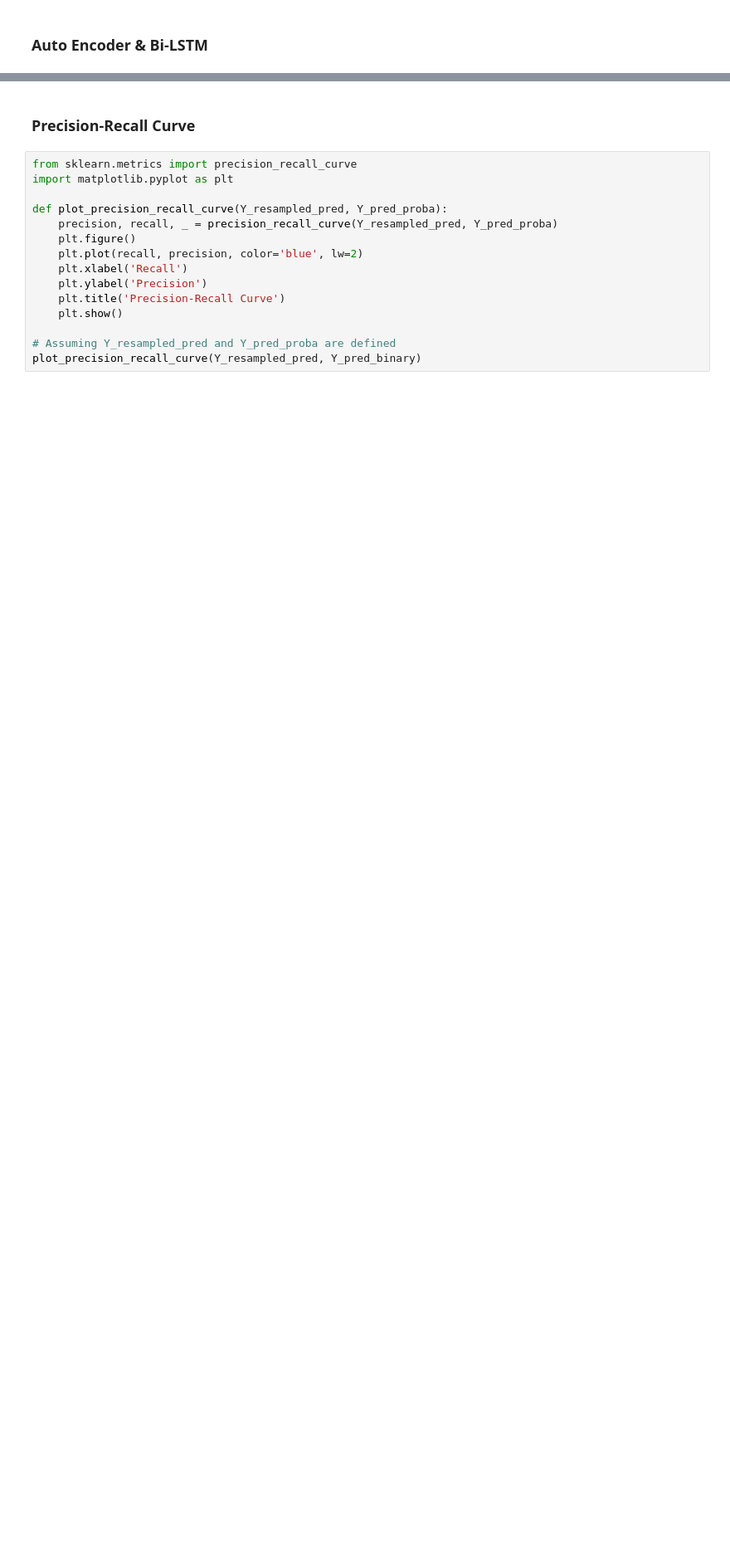
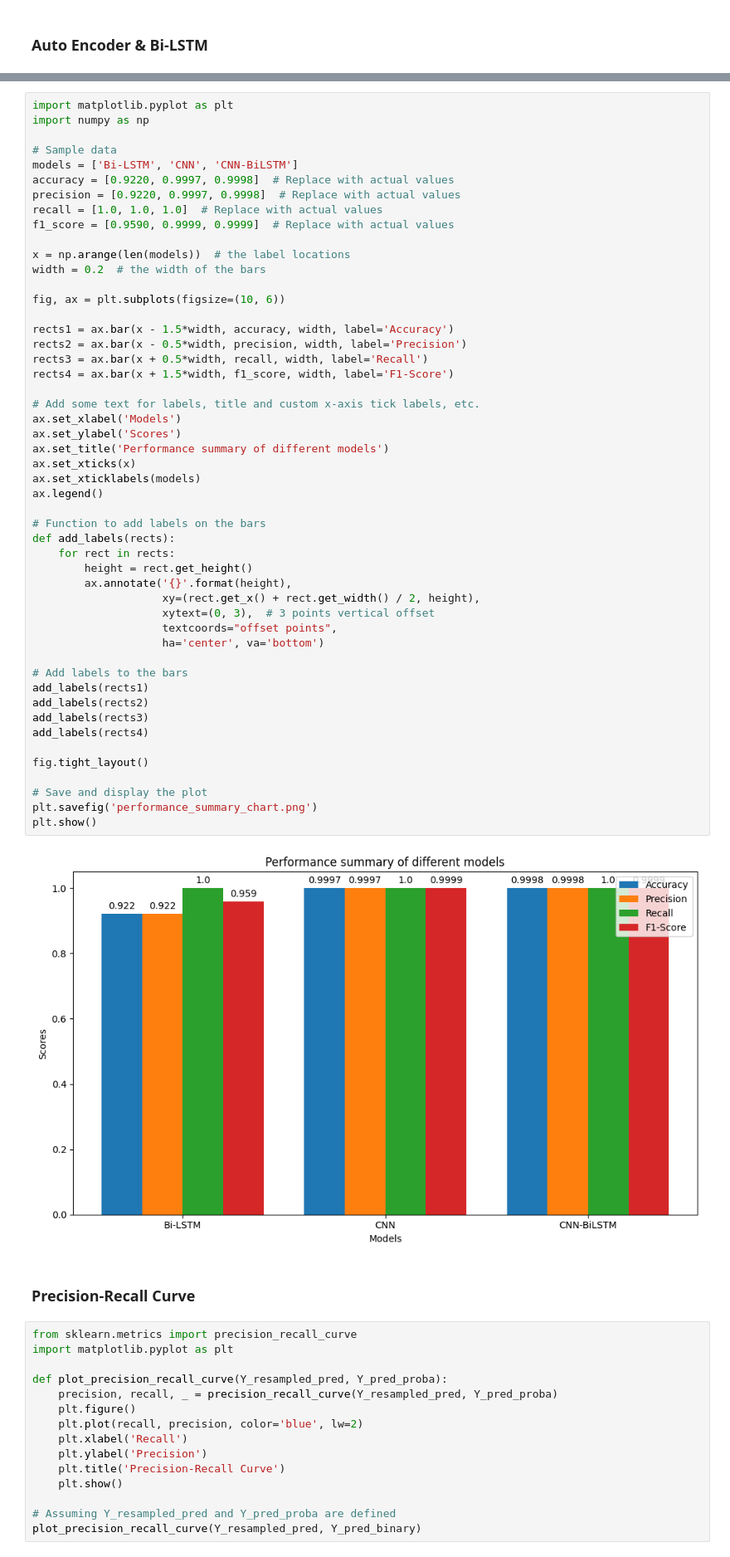
Before and after one commit to rakinplaban/APT_work, a Jupyter notebook: unraveled/cnn_bilstm_unbalanced_graphs.ipynb, the cells around one changed output, grey strips where cells are left out. Shown at 83% size. Cells and saved outputs as stored; diff of their text form; blank space fills up the shorter version.

```diff
--- a/unraveled/cnn_bilstm_unbalanced_graphs.ipynb
+++ b/unraveled/cnn_bilstm_unbalanced_graphs.ipynb
@@ -1572,3 +1629,55 @@ Confusion Matrix:
+# %%
+import matplotlib.pyplot as plt
+import numpy as np
+
+# Sample data
+models = ['Bi-LSTM', 'CNN', 'CNN-BiLSTM']
+accuracy = [0.9220, 0.9997, 0.9998]  # Replace with actual values
+precision = [0.9220, 0.9997, 0.9998]  # Replace with actual values
+recall = [1.0, 1.0, 1.0]  # Replace with actual values
+f1_score = [0.9590, 0.9999, 0.9999]  # Replace with actual values
+
+x = np.arange(len(models))  # the label locations
+width = 0.2  # the width of the bars
+
+fig, ax = plt.subplots(figsize=(10, 6))
+
+rects1 = ax.bar(x - 1.5*width, accuracy, width, label='Accuracy')
+rects2 = ax.bar(x - 0.5*width, precision, width, label='Precision')
+rects3 = ax.bar(x + 0.5*width, recall, width, label='Recall')
+rects4 = ax.bar(x + 1.5*width, f1_score, width, label='F1-Score')
+
+# Add some text for labels, title and custom x-axis tick labels, etc.
+ax.set_xlabel('Models')
+ax.set_ylabel('Scores')
+ax.set_title('Performance summary of different models')
+ax.set_xticks(x)
+ax.set_xticklabels(models)
+ax.legend()
+
+# Function to add labels on the bars
+def add_labels(rects):
+    for rect in rects:
+        height = rect.get_height()
+        ax.annotate('{}'.format(height),
+                    xy=(rect.get_x() + rect.get_width() / 2, height),
+                    xytext=(0, 3),  # 3 points vertical offset
+                    textcoords="offset points",
+                    ha='center', va='bottom')
+
+# Add labels to the bars
+add_labels(rects1)
+add_labels(rects2)
+add_labels(rects3)
+add_labels(rects4)
+
+fig.tight_layout()
+
+# Save and display the plot
+plt.savefig('performance_summary_chart.png')
+plt.show()
+# %% [output]
+[figure, added]
 # %% [markdown]
 ### Precision-Recall Curve
 # %%
```
Also changed, not shown: parts of 7 cells of this notebook.
